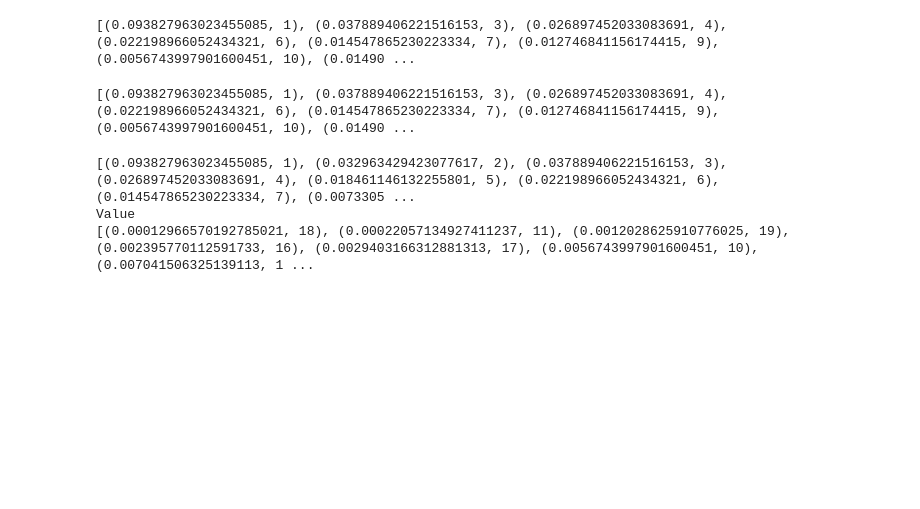
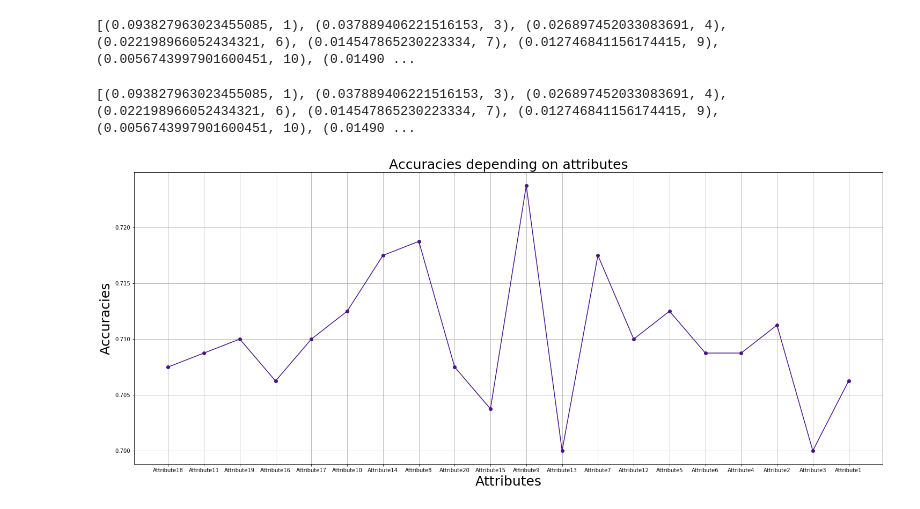
Before and after one commit to deniaAthanasakou/Texnikes-Exoruxhs-Dedomenwn, a Jupyter notebook: εργασια2/program.ipynb, the cells around one changed output. Saved outputs shown, nothing was run; the diff lists cells and outputs as text; code cells hidden in the pictures; blank space fills up the shorter version.

```diff
--- a/εργασια2/program.ipynb
+++ b/εργασια2/program.ipynb
@@ -574,30 +443,28 @@ print infoGain
 [(0.093827963023455085, 1), (0.037889406221516153, 3), (0.026897452033083691, 4), (0.022198966052434321, 6), (0.014547865230223334, 7), (0.012746841156174415, 9), (0.0056743997901600451, 10), (0.01490 ...
 # %%
 sortInfoGain = sorted(infoGain, key=lambda x: x[1])
-print sortInfoGain
-print "Value"
 sortInfoGainValue = sorted(infoGain, key=lambda x: x[0])
-print sortInfoGainValue
+
+setAttr = []
+for x in range(len(sortInfoGainValue)):
+    string = str(sortInfoGainValue[x][1])
+    finalstring = string.replace(string,"Attribute"+string)
+    setAttr.append(finalstring)
+
+#setAttr = setAttr[:-1]  #ola ektos apo to teleutaio
-# %% [output]
-[(0.093827963023455085, 1), (0.032963429423077617, 2), (0.037889406221516153, 3), (0.026897452033083691, 4), (0.018461146132255801, 5), (0.022198966052434321, 6), (0.014547865230223334, 7), (0.0073305 ...
-Value
-[(0.00012966570192785021, 18), (0.00022057134927411237, 11), (0.0012028625910776025, 19), (0.002395770112591733, 16), (0.0029403166312881313, 17), (0.0056743997901600451, 10), (0.007041506325139113, 1 ...
 # %%
 dfAttr = pd.read_csv('train.tsv',sep='\t',encoding="utf-8")
 
 dfAttr = dfAttr.ix[:, dfAttr.columns != 'Id' ]
 dfAttr = dfAttr.ix[:, dfAttr.columns != 'Label' ]
-#dfAttrInitial = dfAttr
+dfAttrInitial = dfAttr
 
 accuracyMeanList = []
 
-Attributes = ["Attribute1","Attribute2","Attribute3","Attribute4","Attribute5","Attribute6","Attribute7","Attribute8","Attribute9","Attribute10","Attribute11","Attribute12","Attribute13","Attribute14","Attribute15","Attribute16","Attribute17","Attribute18","Attribute19"]
-for attribute in Attributes:
+for attribute in setAttr:
 
-    #dfAttr = dfAttrInitial.ix[:, dfAttrInitial.columns != attribute ]
+    dfAttr = dfAttrInitial.ix[:, dfAttrInitial.columns != attribute ]
     dfAttr = dfAttr.ix[:, dfAttr.columns != attribute ]
-    print attribute
-    print dfAttr
 
     Count_RowAttr = dfAttr.shape[0]
 
@@ -634,9 +501,33 @@ for attribute in Attributes:
     clf.fit(X, y)
     accuracyNB = cross_val_score(clf, X, y, cv=k_fold, n_jobs=-1 , scoring = 'accuracy')
     accuracyMeanNB =np.mean(accuracyNB)
-    #print accuracyNB
-    #print accuracyMeanNB
     accuracyMeanList.append(accuracyMeanNB)
-
-print "accuracyMeanList"
-print accuracyMeanList
+# %%
+plt.figure(figsize=(25,10))
+x = range(len(accuracyMeanList))
+plt.xticks(x, setAttr)
+
+plt.plot(x,accuracyMeanList, marker='o',color='#4A148C')
+
+
+plt.xlabel('Attributes',size = 25)
+plt.ylabel('Accuracies',size = 25)
+plt.title('Accuracies depending on attributes',size = 25)
+plt.grid(True)
+
+figAccur = plt.gcf()
+
+plt.show()
+
+# Save figure
+path = 'Output/'
+if not os.path.isdir(path): os.makedirs(path)
+filename = 'accuraciesAttributes.png'
+filename = os.path.join(path, filename)
+figAccur.savefig(filename)
+
+plt.clf()
+plt.cla()
+plt.close()
+# %% [output]
+[figure, added]
```
Also changed, not shown: parts of 17 cells of this notebook, 26 other files.
